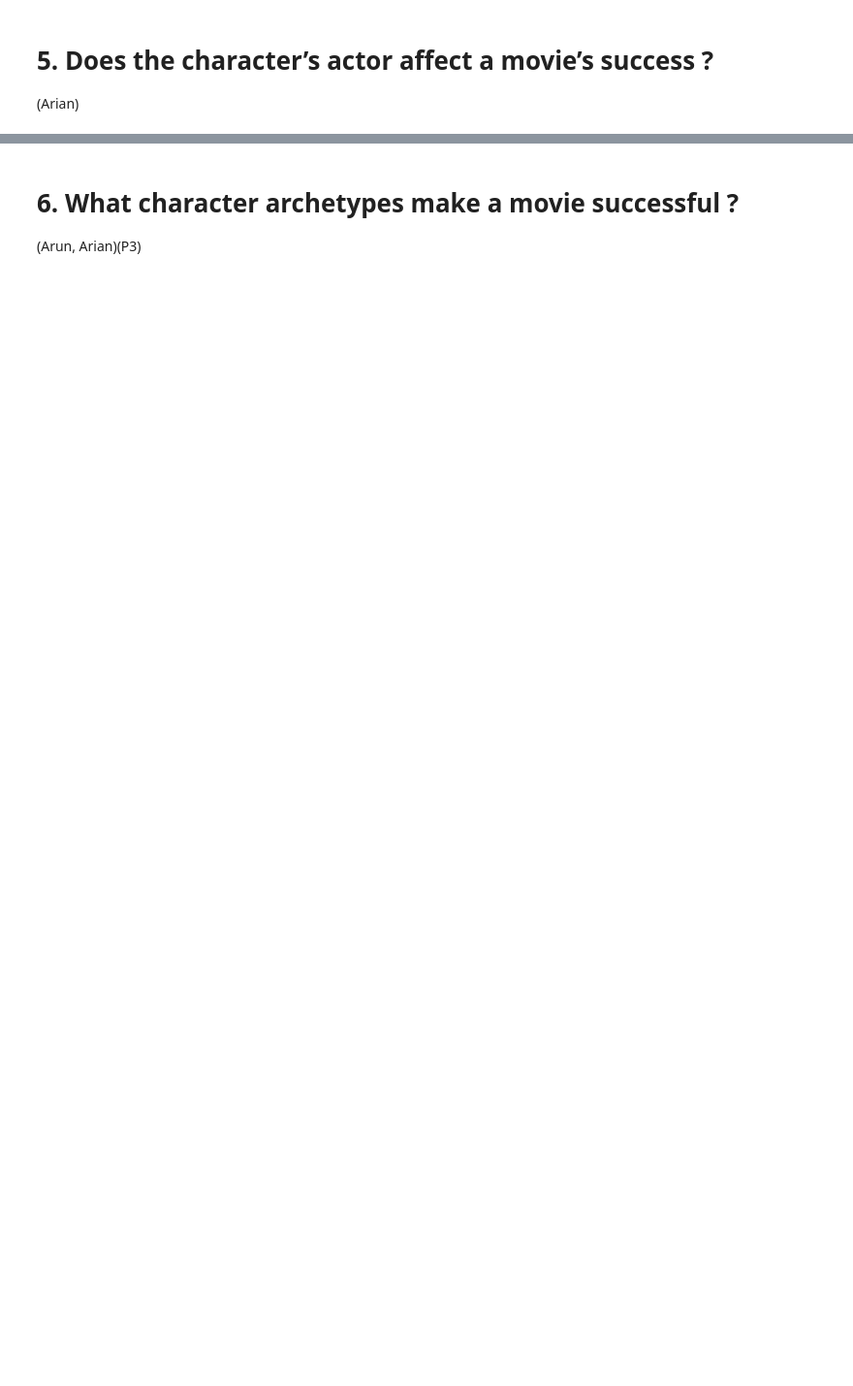
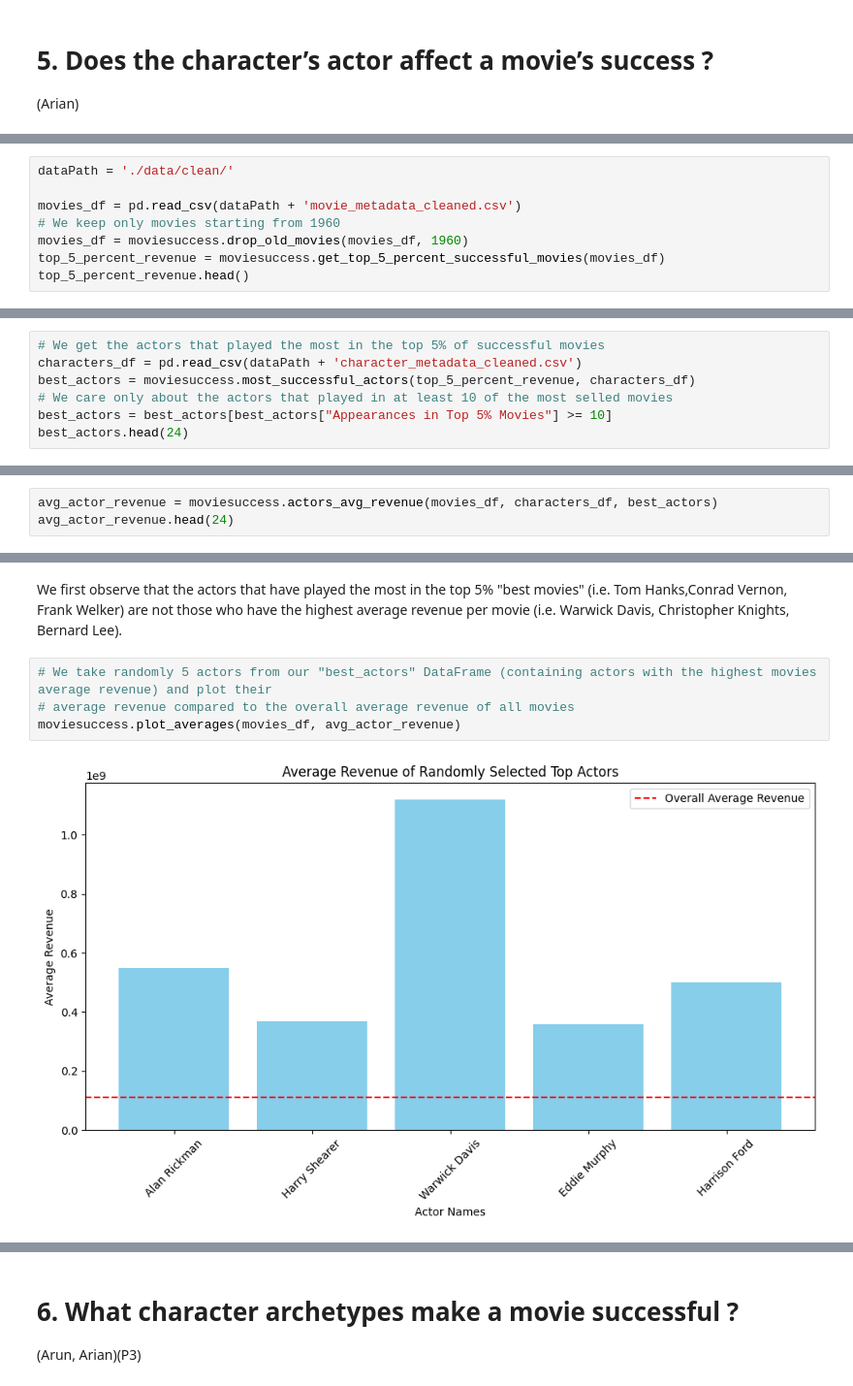
Before and after one commit to epfl-ada/ada-2024-project-data_brigada, a Jupyter notebook: results.ipynb, the cells around one changed output, grey strips where cells are left out. Shown at 97% size. Drawn from its saved outputs; the diff is of its cells as text; blank space fills up the shorter version.

Commit message:
added part 5 for success

```diff
--- a/results.ipynb
+++ b/results.ipynb
@@ -384,0 +416,8 @@ plot_trends_over_time(merged_df)
+# %%
+dataPath = './data/clean/'
+
+movies_df = pd.read_csv(dataPath + 'movie_metadata_cleaned.csv')
+# We keep only movies starting from 1960
+movies_df = moviesuccess.drop_old_movies(movies_df, 1960)
+top_5_percent_revenue = moviesuccess.get_top_5_percent_successful_movies(movies_df)
+top_5_percent_revenue.head()
@@ -384,0 +431,7 @@ plot_trends_over_time(merged_df)
+# %%
+# We get the actors that played the most in the top 5% of successful movies
+characters_df = pd.read_csv(dataPath + 'character_metadata_cleaned.csv')
+best_actors = moviesuccess.most_successful_actors(top_5_percent_revenue, characters_df)
+# We care only about the actors that played in at least 10 of the most selled movies
+best_actors = best_actors[best_actors["Appearances in Top 5% Movies"] >= 10]
+best_actors.head(24)
@@ -384,0 +456,3 @@ plot_trends_over_time(merged_df)
+# %%
+avg_actor_revenue = moviesuccess.actors_avg_revenue(movies_df, characters_df, best_actors)
+avg_actor_revenue.head(24)
@@ -384,0 +477,8 @@ plot_trends_over_time(merged_df)
+# %% [markdown]
+We first observe that the actors that have played the most in the top 5% "best movies" (i.e. Tom Hanks,Conrad Vernon, Frank Welker) are not those who have the highest average revenue per movie (i.e. Warwick Davis, Christopher Knights, Bernard Lee).
+# %%
+# We take randomly 5 actors from our "best_actors" DataFrame (containing actors with the highest movies average revenue) and plot their
+# average revenue compared to the overall average revenue of all movies
+moviesuccess.plot_averages(movies_df, avg_actor_revenue)
+# %% [output]
+[figure, added]
```
Also changed, not shown: parts of 15 cells of this notebook.
